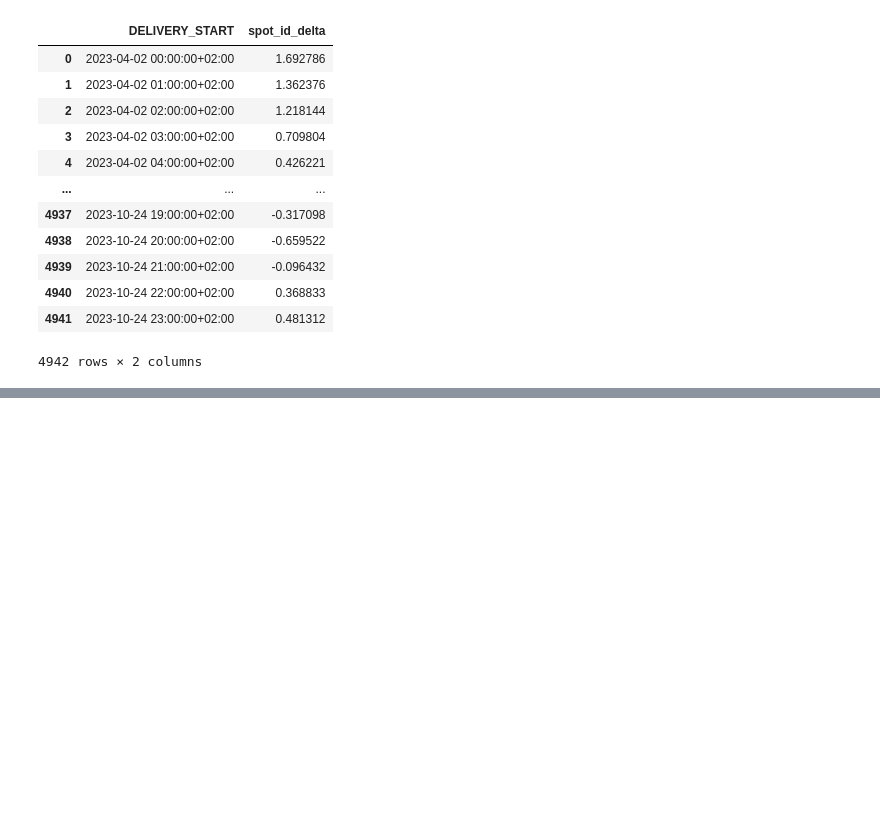
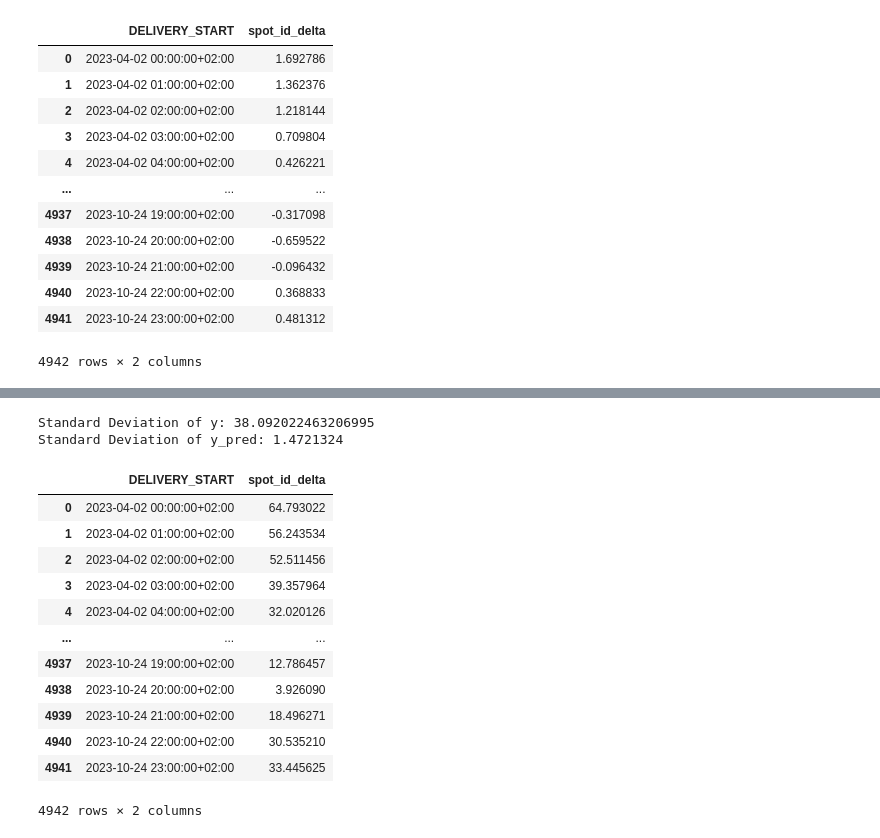
Before and after one commit to JonasBlx/elmy, a Jupyter notebook: notebooks/NN/using_nn.ipynb, the cells around one changed output, grey strips where cells are left out. Drawn from its saved outputs; the diff is of its cells as text; code cells hidden in the pictures; blank space fills up the shorter version.

```diff
--- a/notebooks/NN/using_nn.ipynb
+++ b/notebooks/NN/using_nn.ipynb
@@ -1082,0 +1083,31 @@ IndexError: only integers, slices (`:`), ellipsis (`...`), numpy.newaxis (`None`
+# %%
+y_pred['spot_id_delta'] = y_pred['spot_id_delta'] + (mean_spot_id_delta - mean_spot_id_delta_pred)
+# %%
+import numpy as np
+
+std_y = np.std(y['spot_id_delta'])
+std_y_pred = np.std(y_pred['spot_id_delta'])
+
+print("Standard Deviation of y:", std_y)
+print("Standard Deviation of y_pred:", std_y_pred)
+# %% [output]
+Standard Deviation of y: 38.092022463206995
+Standard Deviation of y_pred: 1.4721324
+# %%
+y_pred['spot_id_delta'] = (y_pred['spot_id_delta'] / std_y_pred) * std_y
+# %%
+y_pred
+# %% [output]
+|  | DELIVERY_START | spot_id_delta |
+| 0 | 2023-04-02 00:00:00+02:00 | 64.793022 |
+| 1 | 2023-04-02 01:00:00+02:00 | 56.243534 |
+| 2 | 2023-04-02 02:00:00+02:00 | 52.511456 |
+| 3 | 2023-04-02 03:00:00+02:00 | 39.357964 |
+| 4 | 2023-04-02 04:00:00+02:00 | 32.020126 |
+| ... | ... | ... |
+| 4937 | 2023-10-24 19:00:00+02:00 | 12.786457 |
+| 4938 | 2023-10-24 20:00:00+02:00 | 3.926090 |
+| 4939 | 2023-10-24 21:00:00+02:00 | 18.496271 |
+| 4940 | 2023-10-24 22:00:00+02:00 | 30.535210 |
+| 4941 | 2023-10-24 23:00:00+02:00 | 33.445625 |
+4942 rows × 2 columns
```
Also changed, not shown: parts of 2 cells of this notebook.
